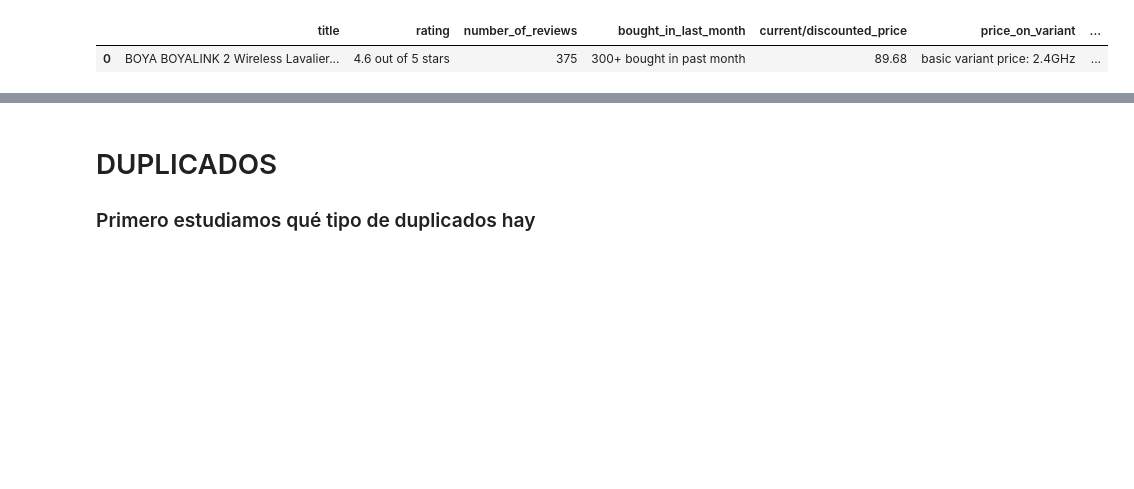
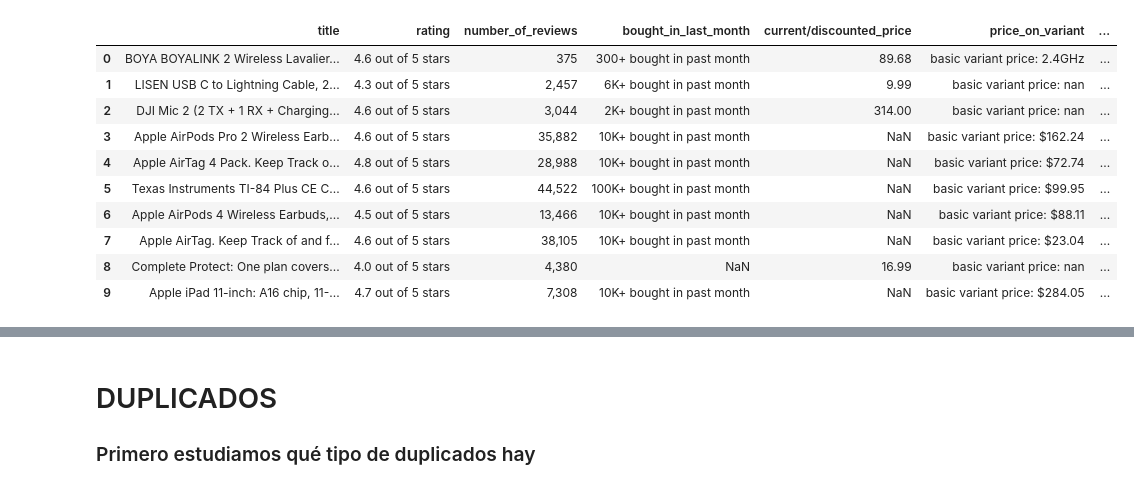
Before and after one commit to beja28/Amazon-Smart-Pricing, a Jupyter notebook: Codigo/cleaning.ipynb, the cells around one changed output, grey strips where cells are left out. Saved outputs shown, nothing was run; the diff lists cells and outputs as text; code cells hidden in the pictures; blank space fills up the shorter version.

```diff
--- a/Codigo/cleaning.ipynb
+++ b/Codigo/cleaning.ipynb
@@ -6,10 +6,19 @@ import matplotlib.pyplot as plt
 from IPython.display import Image, HTML
 # %%
 df_uncleaned = pd.read_csv('../Datasets/amazon_products_sales_data_uncleaned.csv')
-df_uncleaned.head(1)
+df_uncleaned.head(10)
 # %% [output]
 |  | title | rating | number_of_reviews | bought_in_last_month | current/discounted_price | price_on_variant | ... |
 | 0 | BOYA BOYALINK 2 Wireless Lavalier... | 4.6 out of 5 stars | 375 | 300+ bought in past month | 89.68 | basic variant price: 2.4GHz | ... |
+| 1 | LISEN USB C to Lightning Cable, 2... | 4.3 out of 5 stars | 2,457 | 6K+ bought in past month | 9.99 | basic variant price: nan | ... |
+| 2 | DJI Mic 2 (2 TX + 1 RX + Charging... | 4.6 out of 5 stars | 3,044 | 2K+ bought in past month | 314.00 | basic variant price: nan | ... |
+| 3 | Apple AirPods Pro 2 Wireless Earb... | 4.6 out of 5 stars | 35,882 | 10K+ bought in past month | NaN | basic variant price: $162.24 | ... |
+| 4 | Apple AirTag 4 Pack. Keep Track o... | 4.8 out of 5 stars | 28,988 | 10K+ bought in past month | NaN | basic variant price: $72.74 | ... |
+| 5 | Texas Instruments TI-84 Plus CE C... | 4.6 out of 5 stars | 44,522 | 100K+ bought in past month | NaN | basic variant price: $99.95 | ... |
+| 6 | Apple AirPods 4 Wireless Earbuds,... | 4.5 out of 5 stars | 13,466 | 10K+ bought in past month | NaN | basic variant price: $88.11 | ... |
+| 7 | Apple AirTag. Keep Track of and f... | 4.6 out of 5 stars | 38,105 | 10K+ bought in past month | NaN | basic variant price: $23.04 | ... |
+| 8 | Complete Protect: One plan covers... | 4.0 out of 5 stars | 4,380 | NaN | 16.99 | basic variant price: nan | ... |
+| 9 | Apple iPad 11-inch: A16 chip, 11-... | 4.7 out of 5 stars | 7,308 | 10K+ bought in past month | NaN | basic variant price: $284.05 | ... |
 # %%
 def info_df(df):
     return pd.DataFrame({
```
Also changed, not shown: parts of 23 cells of this notebook, 3 other files.
